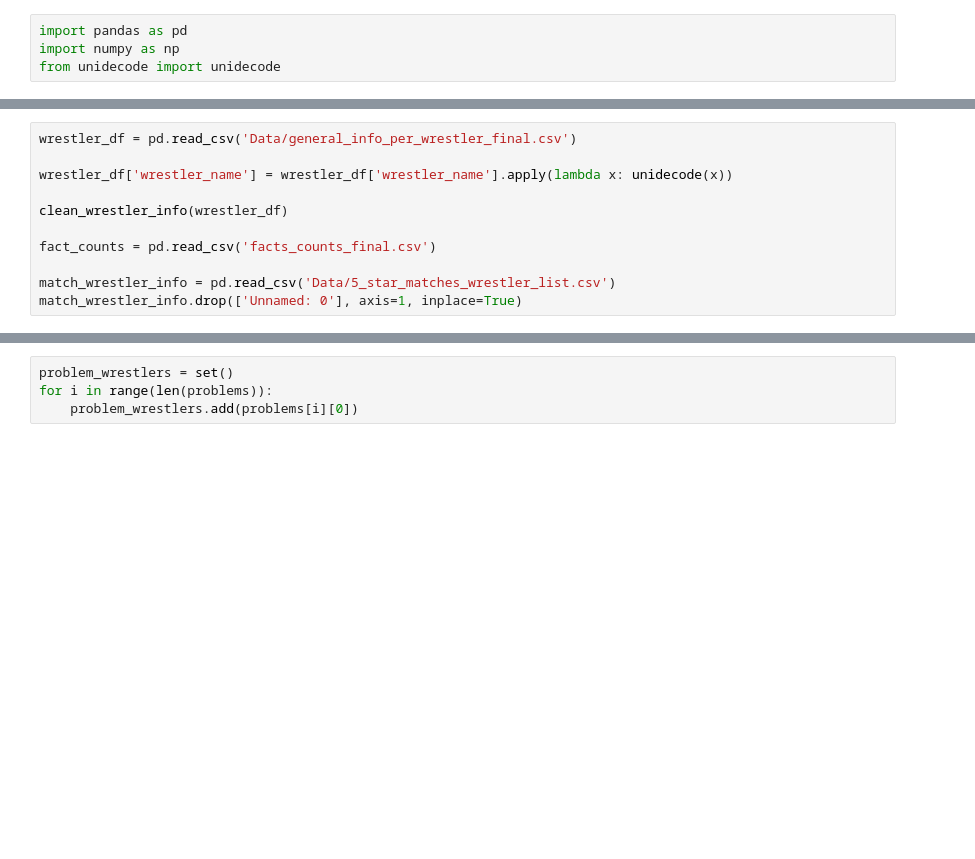
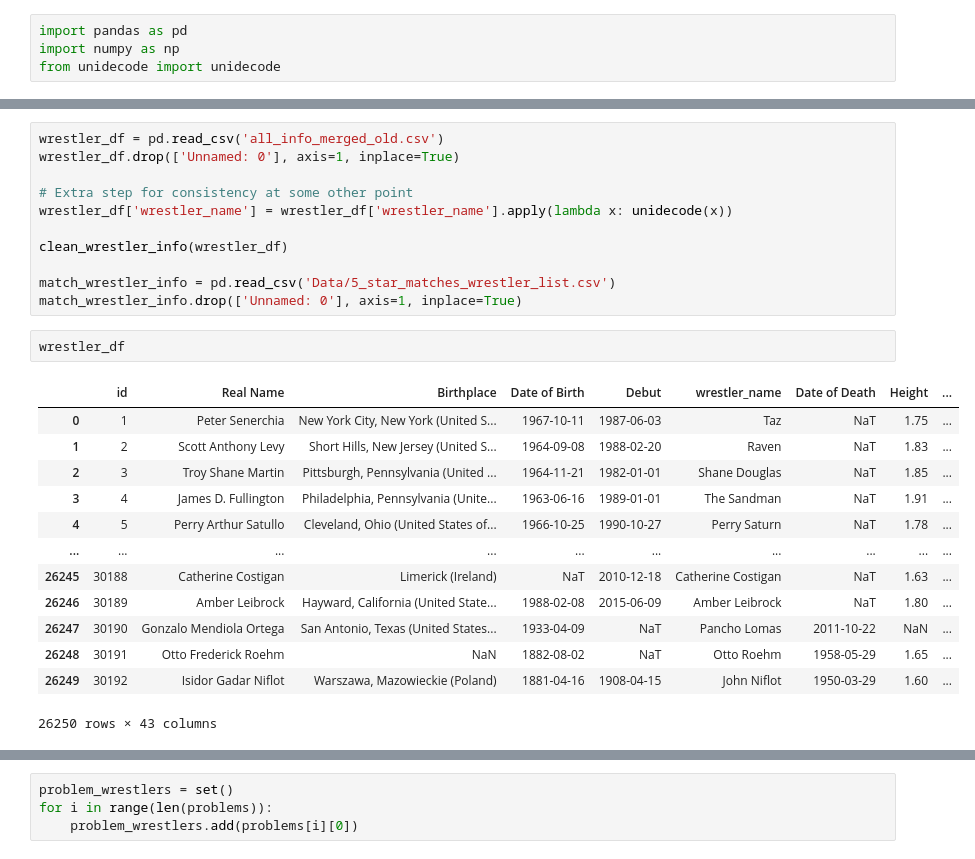
Before and after one commit to WhimZig/DataMadness, a Jupyter notebook: Data madness.ipynb, the cells around one changed output, grey strips where cells are left out. Saved outputs shown, nothing was run; the diff lists cells and outputs as text; blank space fills up the shorter version.

```diff
--- a/Data madness.ipynb
+++ b/Data madness.ipynb
@@ -40,11 +70,27 @@ def clean_wrestler_info(wrestler_info: pd.DataFrame):
 # %%
-wrestler_df = pd.read_csv('Data/general_info_per_wrestler_final.csv')
+wrestler_df = pd.read_csv('all_info_merged_old.csv')
+wrestler_df.drop(['Unnamed: 0'], axis=1, inplace=True)
 
+# Extra step for consistency at some other point
 wrestler_df['wrestler_name'] = wrestler_df['wrestler_name'].apply(lambda x: unidecode(x))
 
 clean_wrestler_info(wrestler_df)
 
-fact_counts = pd.read_csv('facts_counts_final.csv')
-
 match_wrestler_info = pd.read_csv('Data/5_star_matches_wrestler_list.csv')
 match_wrestler_info.drop(['Unnamed: 0'], axis=1, inplace=True)
+# %%
+wrestler_df
+# %% [output]
+|  | id | Real Name | Birthplace | Date of Birth | Debut | wrestler_name | Date of Death | Height | ... |
+| 0 | 1 | Peter Senerchia | New York City, New York (United S... | 1967-10-11 | 1987-06-03 | Taz | NaT | 1.75 | ... |
+| 1 | 2 | Scott Anthony Levy | Short Hills, New Jersey (United S... | 1964-09-08 | 1988-02-20 | Raven | NaT | 1.83 | ... |
+| 2 | 3 | Troy Shane Martin | Pittsburgh, Pennsylvania (United ... | 1964-11-21 | 1982-01-01 | Shane Douglas | NaT | 1.85 | ... |
+| 3 | 4 | James D. Fullington | Philadelphia, Pennsylvania (Unite... | 1963-06-16 | 1989-01-01 | The Sandman | NaT | 1.91 | ... |
+| 4 | 5 | Perry Arthur Satullo | Cleveland, Ohio (United States of... | 1966-10-25 | 1990-10-27 | Perry Saturn | NaT | 1.78 | ... |
+| ... | ... | ... | ... | ... | ... | ... | ... | ... | ... |
+| 26245 | 30188 | Catherine Costigan | Limerick (Ireland) | NaT | 2010-12-18 | Catherine Costigan | NaT | 1.63 | ... |
+| 26246 | 30189 | Amber Leibrock | Hayward, California (United State... | 1988-02-08 | 2015-06-09 | Amber Leibrock | NaT | 1.80 | ... |
+| 26247 | 30190 | Gonzalo Mendiola Ortega | San Antonio, Texas (United States... | 1933-04-09 | NaT | Pancho Lomas | 2011-10-22 | NaN | ... |
+| 26248 | 30191 | Otto Frederick Roehm | NaN | 1882-08-02 | NaT | Otto Roehm | 1958-05-29 | 1.65 | ... |
+| 26249 | 30192 | Isidor Gadar Niflot | Warszawa, Mazowieckie (Poland) | 1881-04-16 | 1908-04-15 | John Niflot | 1950-03-29 | 1.60 | ... |
+26250 rows × 43 columns
```
Also changed, not shown: parts of 17 cells of this notebook, 37 other files.
